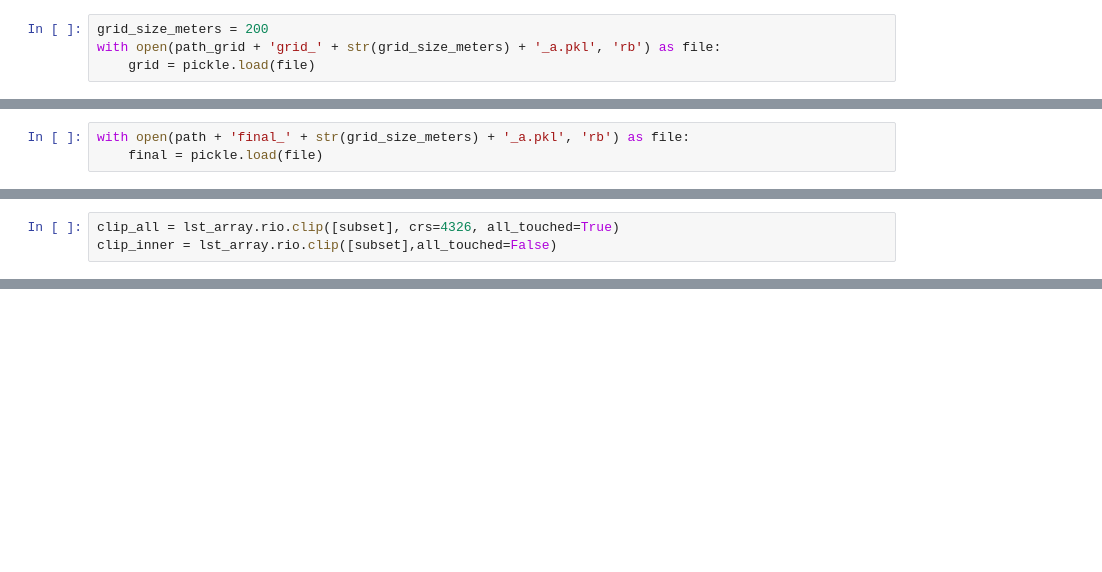
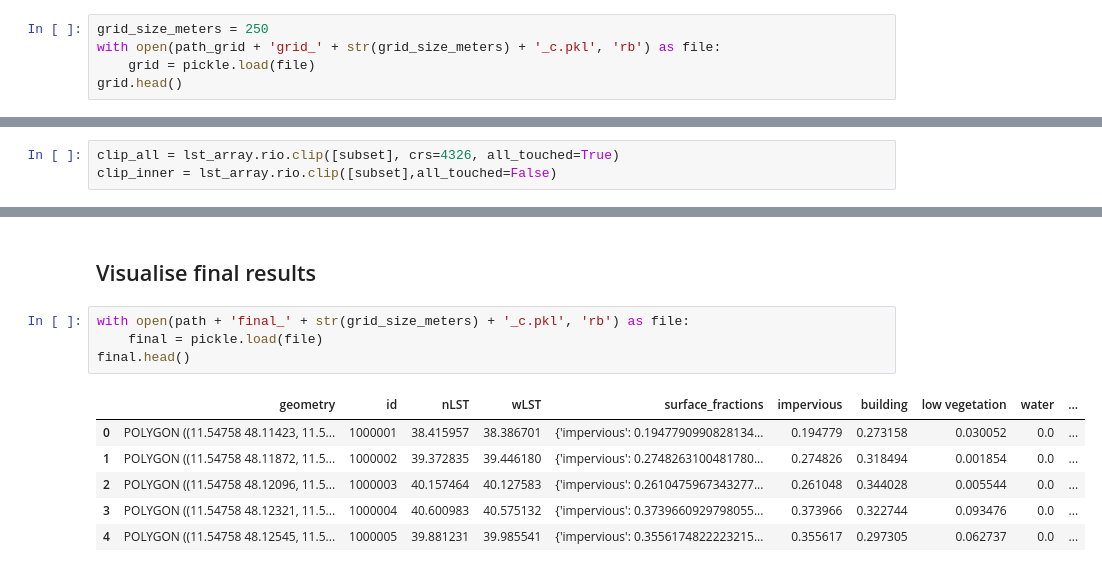
Before and after one commit to MGenschow/DS_Project, a Jupyter notebook: modules/models/UHI_modeling/disaggregate_target.ipynb, the cells around one changed output, grey strips where cells are left out. Cells and saved outputs as stored; diff of their text form; blank space fills up the shorter version.

```diff
--- a/modules/models/UHI_modeling/disaggregate_target.ipynb
+++ b/modules/models/UHI_modeling/disaggregate_target.ipynb
@@ -34,6 +34,7 @@ with open(config_path, 'r') as f:
 from data_retrieval.Ecostress.utils import *
 from models.UHI_modeling.disaggregate import *
 # %%
-grid_size_meters = 200
-with open(path_grid + 'grid_' + str(grid_size_meters) + '_a.pkl', 'rb') as file:
+grid_size_meters = 250
+with open(path_grid + 'grid_' + str(grid_size_meters) + '_c.pkl', 'rb') as file:
     grid = pickle.load(file)
+grid.head()
@@ -40,3 +47,0 @@ with open(path_grid + 'grid_' + str(grid_size_meters) + '_a.pkl', 'rb') as file:
-# %%
-with open(path + 'final_' + str(grid_size_meters) + '_a.pkl', 'rb') as file:
-    final = pickle.load(file)
@@ -108,0 +127,13 @@ grid.head()
+# %% [markdown]
+## Visualise final results
+# %%
+with open(path + 'final_' + str(grid_size_meters) + '_c.pkl', 'rb') as file:
+    final = pickle.load(file)
+final.head()
+# %% [output]
+|  | geometry | id | nLST | wLST | surface_fractions | impervious | building | low vegetation | water | ... |
+| 0 | POLYGON ((11.54758 48.11423, 11.5... | 1000001 | 38.415957 | 38.386701 | {'impervious': 0.1947790990828134... | 0.194779 | 0.273158 | 0.030052 | 0.0 | ... |
+| 1 | POLYGON ((11.54758 48.11872, 11.5... | 1000002 | 39.372835 | 39.446180 | {'impervious': 0.2748263100481780... | 0.274826 | 0.318494 | 0.001854 | 0.0 | ... |
+| 2 | POLYGON ((11.54758 48.12096, 11.5... | 1000003 | 40.157464 | 40.127583 | {'impervious': 0.2610475967343277... | 0.261048 | 0.344028 | 0.005544 | 0.0 | ... |
+| 3 | POLYGON ((11.54758 48.12321, 11.5... | 1000004 | 40.600983 | 40.575132 | {'impervious': 0.3739660929798055... | 0.373966 | 0.322744 | 0.093476 | 0.0 | ... |
+| 4 | POLYGON ((11.54758 48.12545, 11.5... | 1000005 | 39.881231 | 39.985541 | {'impervious': 0.3556174822223215... | 0.355617 | 0.297305 | 0.062737 | 0.0 | ... |
```
Also changed, not shown: parts of 17 cells of this notebook, 2 other files.
